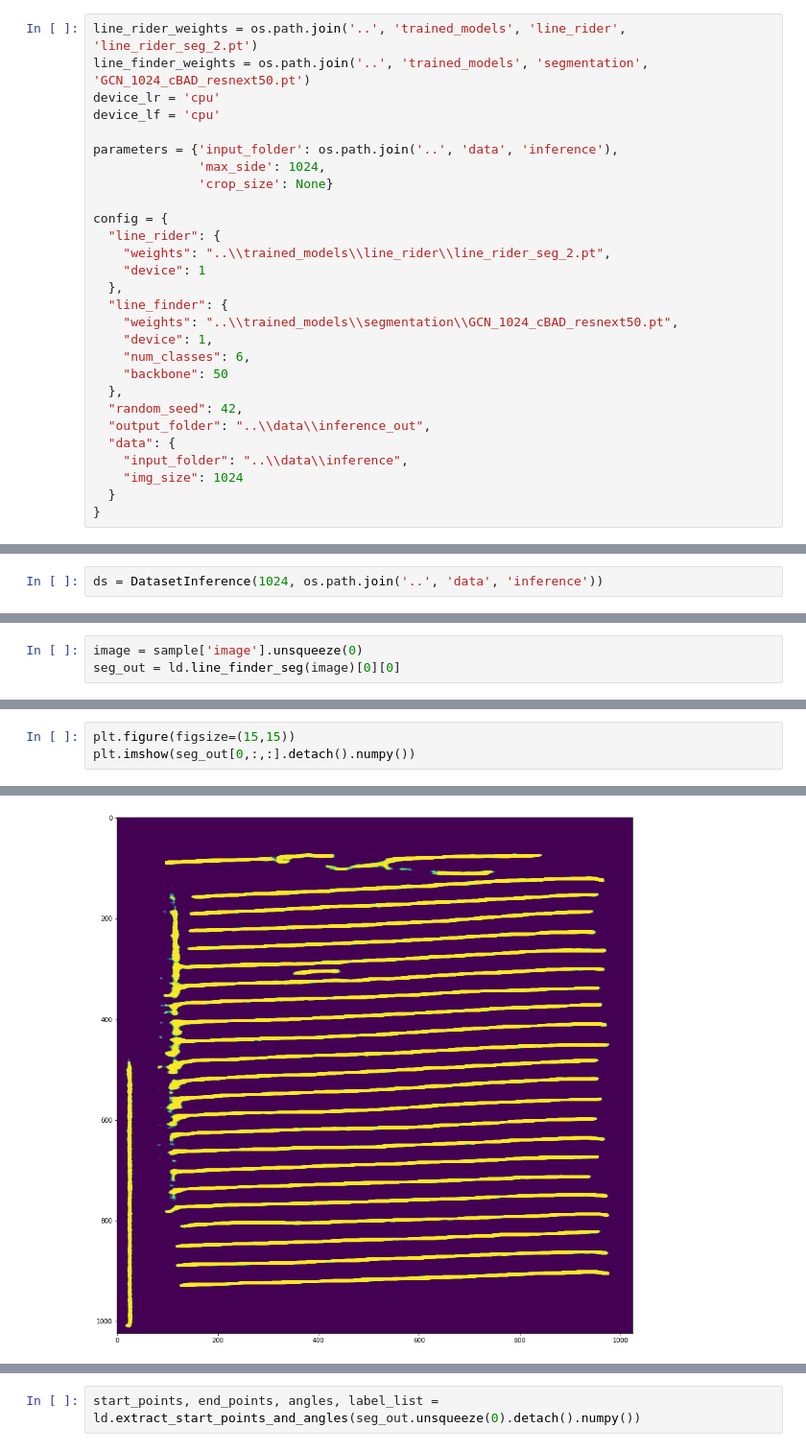
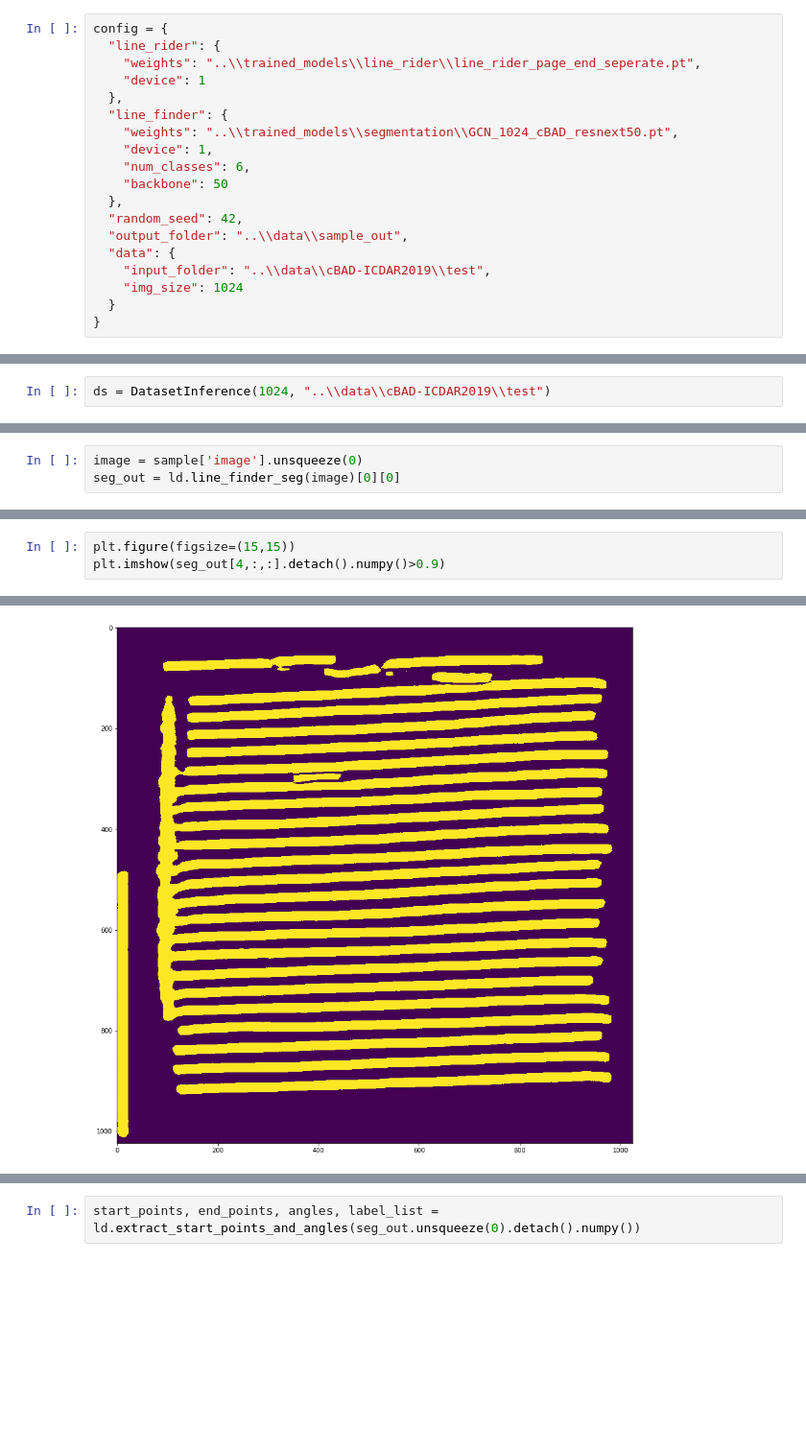
Before and after one commit to mwoedlinger/baseline-extract, a Jupyter notebook: demo/_inference_exp.ipynb, the cells around one changed output, grey strips where cells are left out. Shown at 96% size. Drawn from its saved outputs; the diff is of its cells as text; blank space fills up the shorter version.

```diff
--- a/demo/_inference_exp.ipynb
+++ b/demo/_inference_exp.ipynb
@@ -138,18 +261,9 @@ class LineDetector:
 
         return baselines
 # %%
-line_rider_weights = os.path.join('..', 'trained_models', 'line_rider', 'line_rider_seg_2.pt')
-line_finder_weights = os.path.join('..', 'trained_models', 'segmentation', 'GCN_1024_cBAD_resnext50.pt')
-device_lr = 'cpu'
-device_lf = 'cpu'
-
-parameters = {'input_folder': os.path.join('..', 'data', 'inference'),
-              'max_side': 1024,
-              'crop_size': None}
-
 config = {
   "line_rider": {
-    "weights": "..\\trained_models\\line_rider\\line_rider_seg_2.pt",
+    "weights": "..\\trained_models\\line_rider\\line_rider_page_end_seperate.pt",
     "device": 1
   },
   "line_finder": {
@@ -159,9 +273,9 @@ config = {
     "backbone": 50
   },
   "random_seed": 42,
-  "output_folder": "..\\data\\inference_out",
+  "output_folder": "..\\data\\sample_out",
   "data": {
-    "input_folder": "..\\data\\inference",
+    "input_folder": "..\\data\\cBAD-ICDAR2019\\test",
     "img_size": 1024
   }
 }
@@ -172,4 +286,4 @@ ld = LineDetector(config)
 ## Load Line Finder:
 ## Loaded!
 # %%
-ds = DatasetInference(1024, os.path.join('..', 'data', 'inference'))
+ds = DatasetInference(1024, "..\\data\\cBAD-ICDAR2019\\test")
@@ -185,8 +317,8 @@ sample['filename']
 # %%
 plt.figure(figsize=(15,15))
-plt.imshow(seg_out[0,:,:].detach().numpy())
+plt.imshow(seg_out[4,:,:].detach().numpy()>0.9)
 # %% [output]
 <matplotlib.image.AxesImage at 0x...>
-[figure, old version]
+[figure, new version]
 # %%
 plt.figure(figsize=(15,15))
```
Also changed, not shown: parts of 74 cells of this notebook, 16 other files.
